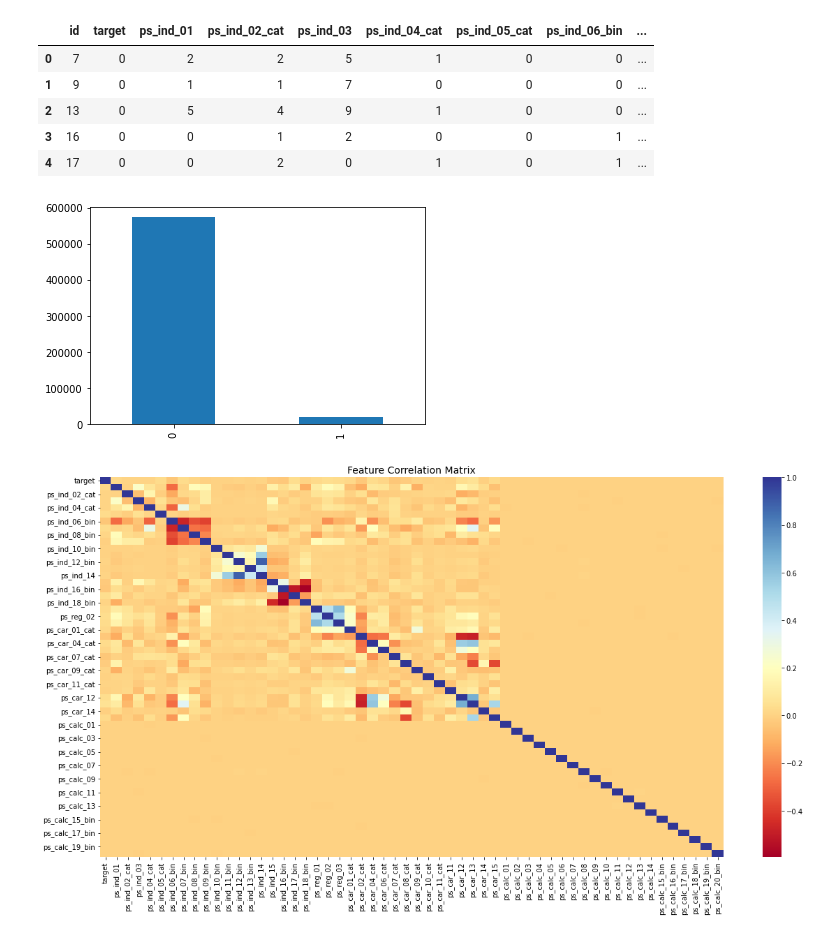
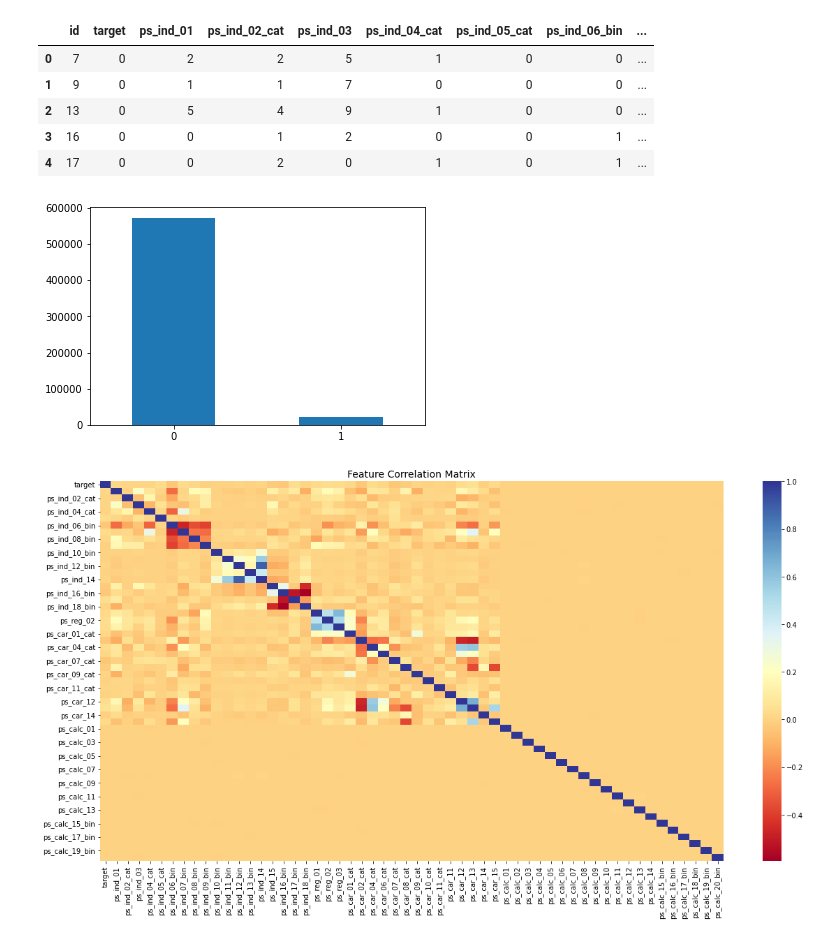
Before and after one commit to gbam-ds/FP-ML, a Jupyter notebook: Porto_Seguro.ipynb, the cells around one changed output. Drawn from its saved outputs; the diff is of its cells as text; code cells hidden in the pictures.

```diff
--- a/Porto_Seguro.ipynb
+++ b/Porto_Seguro.ipynb
@@ -77,9 +81,10 @@ df['ps_car_14'].fillna((df['ps_car_14'].mean()), inplace=True)
 df['ps_car_07_cat'] = df['ps_car_07_cat'].fillna(df['ps_car_07_cat'].mode()[0])
 # %%
 #distribuição de target
-df["target"].value_counts().plot(kind = 'bar');
+df["target"].value_counts().plot(kind = 'bar')
+plt.xticks(rotation = 360);
 # %% [output]
-[figure, old version]
+[figure, new version]
 # %%
 #correlação das variáveis
 fig, ax = plt.subplots(figsize=(20,10))
```
Also changed, not shown: parts of 33 cells of this notebook.
